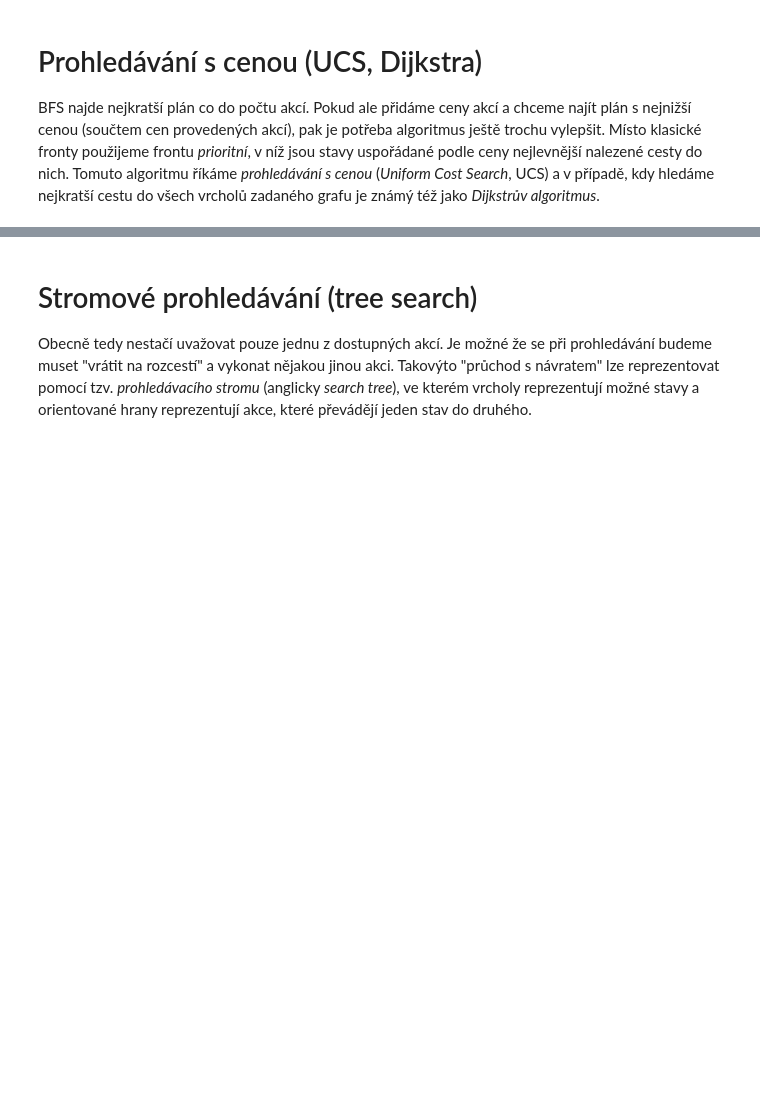
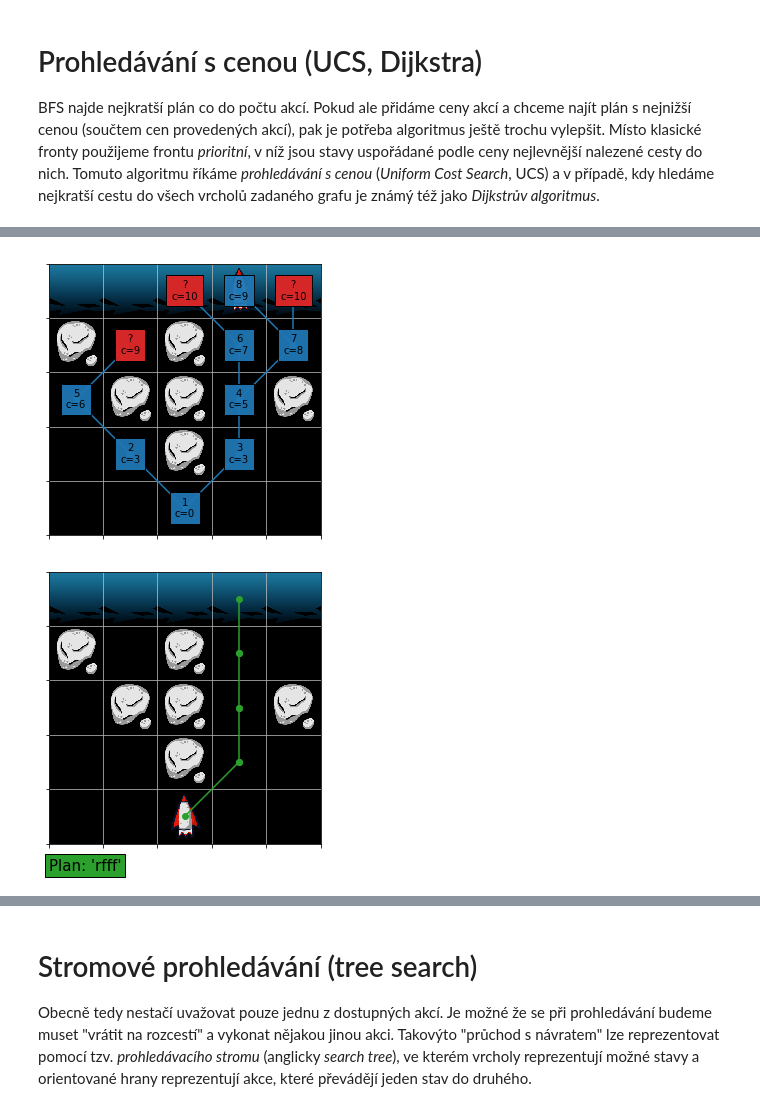
Before and after one commit to effa/ai-search-workshop, a Jupyter notebook: solution.ipynb, the cells around one changed output, grey strips where cells are left out. Cells and saved outputs as stored; diff of their text form; code cells hidden in the pictures; blank space fills up the shorter version.

```diff
--- a/solution.ipynb
+++ b/solution.ipynb
@@ -632,0 +625,30 @@ min(costs, key=lambda x: costs[x])
+# %%
+from math import inf
+
+def ucs(initial_state):
+    fringe = {initial_state}
+    costs = {initial_state: 0}
+    plans = {initial_state: ''}
+    while fringe:
+        # Vybirame stav z okraje s nejnizsi cenou:
+        state = min(fringe, key=lambda s: costs[s])
+        fringe.remove(state)
+        # TODO: Implementovat krok UCS.
+        log_search_step(state, fringe, costs)
+
+state = parse_state(
+'| | | | | |'
+'|A| |A| | |'
+'| |A|A| |A|'
+'| | |A| | |'
+'| | |S| | |')
+with visualize_search(state, costs=True, interactive=False):
+    # Vzorove reseni:
+    plan = solutions.ucs(state)
+    # Vase reseni:
+    #plan = ucs(state)
+show_plan(state, plan)
+# TODO: fix search tree visualization (edges)
+# %% [output]
+[figure, added]
+[figure, added]
```
Also changed, not shown: parts of 11 cells of this notebook, 2 other files.
